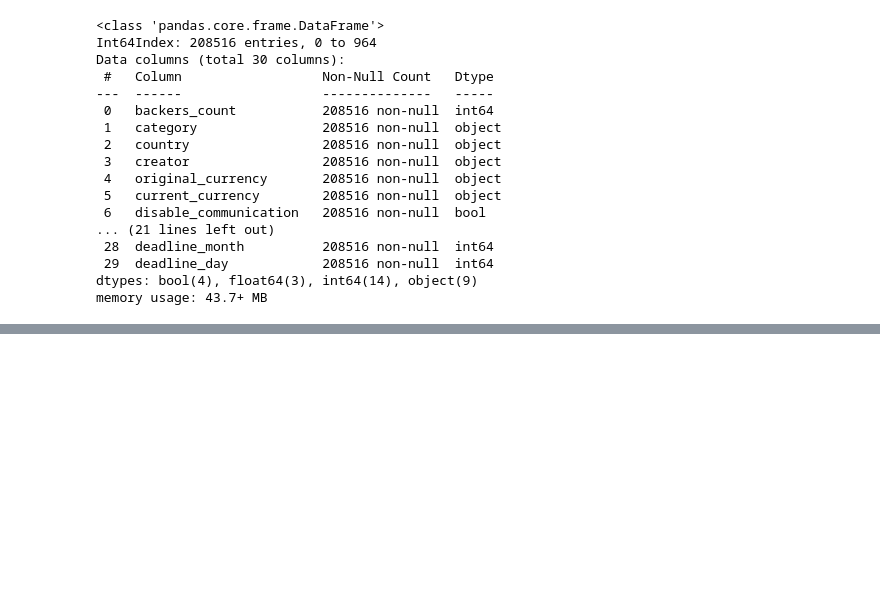
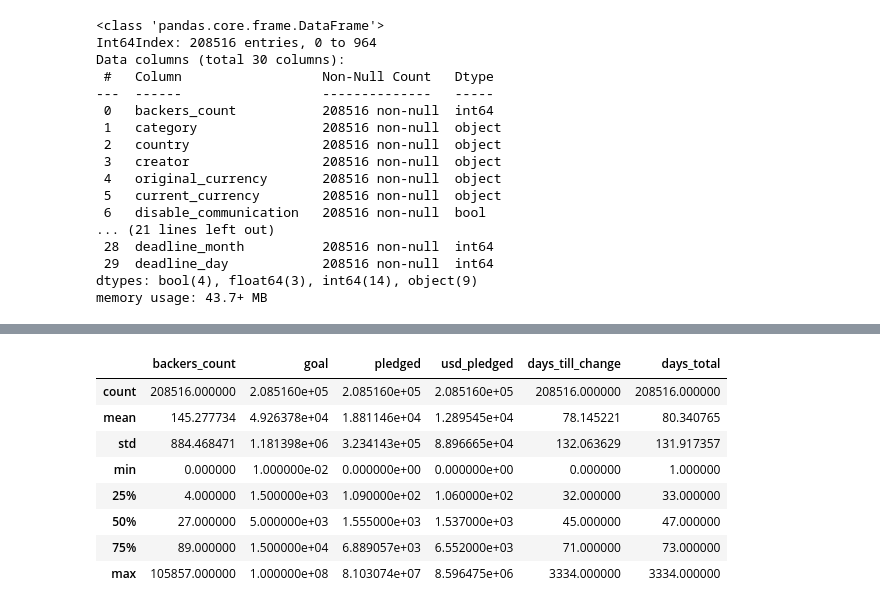
Before and after one commit to reneebrecht/ds-ml-project-kickstarter, a Jupyter notebook: EDA_max.ipynb, the cells around one changed output, grey strips where cells are left out. Saved outputs shown, nothing was run; the diff lists cells and outputs as text; code cells hidden in the pictures; blank space fills up the shorter version.

```diff
--- a/EDA_max.ipynb
+++ b/EDA_max.ipynb
@@ -60,7 +66,7 @@ dropped = [print(col, end=" ") for col in columns if col not in df.columns]
 # %% [output]
 Dropped columnes: friends is_backing is_starred permissions
 # %%
-# Drop the listed columns.
+# Drop the listed columns
 df.drop([
     'blurb',
     'converted_pledged_amount',
@@ -74,8 +80,10 @@ df.drop([
     'static_usd_rate',
     'urls'
     ], axis=1, inplace=True)
-# Drops the last few NaN values.
+# Drops the last few NaN values
 df.dropna(axis=0, inplace=True)
-# Rename the currency column.
-df.rename(columns={'currency':'original_currency'}, inplace=True)
+# Rename the currency column
+df.rename(columns={
+    'currency':'original_currency',
+    'id':'project_id'}, inplace=True)
 # %%
@@ -92,12 +100,12 @@ With these we can calculate the time periods from the beginning of the project u
 
 Moreover, from these dates we can then get the year, month and day of the three columns.
 # %%
-# Convert the time columns to datetime types.
-df = convert_to_datetime(df)
-# Calculate the time periods.
+# Convert the time columns to datetime types
+df = convert_to_datetime(df, ['created_at', 'state_changed_at', 'deadline'])
+# Calculate the time periods
 df = calculate_time_periods(df)
-# Get the years, months and days as separate columns.
-df = get_year_month_day(df)
+# Get the years, months and days as separate columns
+df = get_year_month_day(df, ['created_at', 'state_changed_at', 'deadline'])
 # %%
 df.head()
 # %% [output]
@@ -157 +160,3 @@ We find very strange formatted object type data in category, creator and locatio
+# %%
+df = entangle_column(df, ['category', 'creator', 'location'])
 # %%
@@ -176,0 +195,3 @@ dtype: int64
+# %%
+# Drop the current_currency column
+df.drop('current_currency', axis=1, inplace=True)
@@ -176,0 +208,21 @@ dtype: int64
+# %%
+# Create a list of the real numeric columns
+numeric_cols = [
+    'backers_count',
+    'goal',
+    'pledged',
+    'usd_pledged',
+    'days_till_change',
+    'days_total']
+# Get the basic descriptive statistics for the numeric columns
+df[numeric_cols].describe()
+# %% [output]
+|  | backers_count | goal | pledged | usd_pledged | days_till_change | days_total |
+| count | 208516.000000 | 2.085160e+05 | 2.085160e+05 | 2.085160e+05 | 208516.000000 | 208516.000000 |
+| mean | 145.277734 | 4.926378e+04 | 1.881146e+04 | 1.289545e+04 | 78.145221 | 80.340765 |
+| std | 884.468471 | 1.181398e+06 | 3.234143e+05 | 8.896665e+04 | 132.063629 | 131.917357 |
+| min | 0.000000 | 1.000000e-02 | 0.000000e+00 | 0.000000e+00 | 0.000000 | 1.000000 |
+| 25% | 4.000000 | 1.500000e+03 | 1.090000e+02 | 1.060000e+02 | 32.000000 | 33.000000 |
+| 50% | 27.000000 | 5.000000e+03 | 1.555000e+03 | 1.537000e+03 | 45.000000 | 47.000000 |
+| 75% | 89.000000 | 1.500000e+04 | 6.889057e+03 | 6.552000e+03 | 71.000000 | 73.000000 |
+| max | 105857.000000 | 1.000000e+08 | 8.103074e+07 | 8.596475e+06 | 3334.000000 | 3334.000000 |
```
Also changed, not shown: parts of 14 cells of this notebook, 1 other file.
